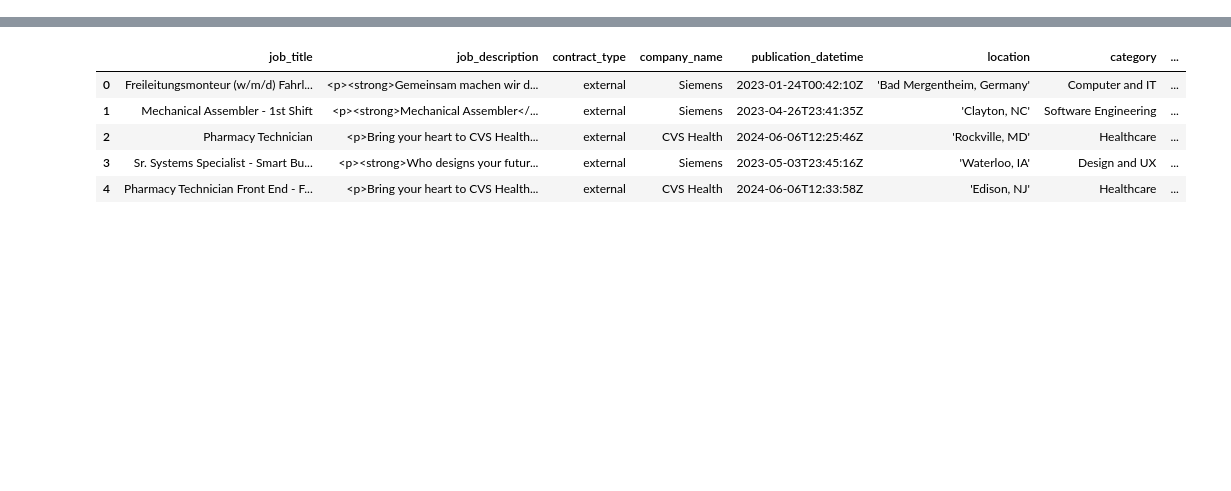
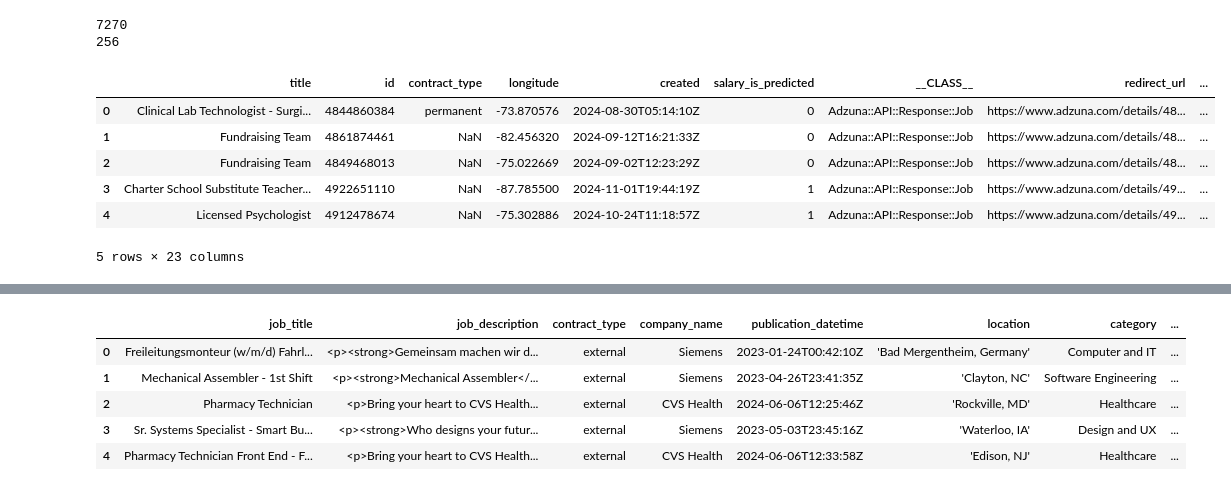
Before and after one commit to sodagt/JobMarket, a Jupyter notebook: processing/process_jobs.ipynb, the cells around one changed output, grey strips where cells are left out. Drawn from its saved outputs; the diff is of its cells as text; code cells hidden in the pictures; blank space fills up the shorter version.

```diff
--- a/processing/process_jobs.ipynb
+++ b/processing/process_jobs.ipynb
@@ -76,2 +22,60 @@ source <class 'str'>
+# %%
+#jobs_adzuna= pd.read_pickle('../outputs/raw/jobs_adzuna_sept.pkl')
+jobs_adzuna= pd.read_pickle('../outputs/raw/jobs_adzuna_us_nov.pkl')
+jobs_themuse = pd.read_pickle('../outputs/raw/jobs_muse_sept.pkl')
+jobs_wttj = pd.read_pickle('../outputs/raw/jobs_wttj_aout.pkl')
+#jobs_linkedin = pd.read_pickle('../outputs/raw/jobs_linkedin_sept.pkl')
+jobs_linkedin_1 = pd.read_pickle('../outputs/raw/jobs_linkedin_sept.pkl')
+jobs_linkedin_2 = pd.read_pickle('../outputs/raw/jobs_linkedin_nov.pkl')
+jobs_linkedin_3 = pd.read_pickle('../outputs/raw/jobs_linkedin_nov_5.pkl')
+jobs_linkedin_4 = pd.read_pickle('../outputs/raw/jobs_linkedin_nov_10.pkl')
+jobs_linkedin_5 = pd.read_pickle('../outputs/raw/jobs_linkedin_nov_15.pkl')
+jobs_linkedin_dup = pd.concat([jobs_linkedin_1,jobs_linkedin_2,jobs_linkedin_3,jobs_linkedin_4,jobs_linkedin_5], ignore_index=True)
+jobs_linkedin = jobs_linkedin_dup.drop_duplicates()
+
+
+
+links_linkedin = pd.read_pickle('../outputs/raw/company_links_nov_10.pkl')
+
+
+companies_linkedin_1 = pd.read_pickle('../outputs/raw/companies_linkedin_nov.pkl')
+companies_linkedin_2 = pd.read_pickle('../outputs/raw/companies_linkedin_nov_5.pkl')
+companies_linkedin_3 = pd.read_pickle('../outputs/raw/companies_linkedin_nov_10.pkl')
+companies_linkedin_4 = pd.read_pickle('../outputs/raw/companies_linkedin_nov_15.pkl')
+companies_linkedin_dup = pd.concat([companies_linkedin_1,companies_linkedin_2,companies_linkedin_3,companies_linkedin_4], ignore_index=True)
+companies_linkedin = companies_linkedin_dup.drop_duplicates()
+
+
+#test = jobs_linkedin['company_link'].unique
+#print(test)
+
+#jobs_linkedin.head()
+companies_linkedin_4.head()
+
+
+print(len(jobs_linkedin))
+#14650 for United States jobs
+#1634 in jobs_linkedin_nov_5.pkl
+#2078
+#7270 all
+
+print(len(companies_linkedin))
+#69 in  companies_linkedin_nov_5.pkl
+#83 in companies_linkedin_nov_10.pkl
+#95 in companies_linkedin_nov_15.pkl
+#256 all
+
+
+companies_linkedin.head()
+# %% [output]
+7270
+256
+|  | title | id | contract_type | longitude | created | salary_is_predicted | __CLASS__ | redirect_url | ... |
+| 0 | Clinical Lab Technologist - Surgi... | 4844860384 | permanent | -73.870576 | 2024-08-30T05:14:10Z | 0 | Adzuna::API::Response::Job | https://www.adzuna.com/details/48... | ... |
+| 1 | Fundraising Team | 4861874461 | NaN | -82.456320 | 2024-09-12T16:21:33Z | 0 | Adzuna::API::Response::Job | https://www.adzuna.com/details/48... | ... |
+| 2 | Fundraising Team | 4849468013 | NaN | -75.022669 | 2024-09-02T12:23:29Z | 0 | Adzuna::API::Response::Job | https://www.adzuna.com/details/48... | ... |
+| 3 | Charter School Substitute Teacher... | 4922651110 | NaN | -87.785500 | 2024-11-01T19:44:19Z | 1 | Adzuna::API::Response::Job | https://www.adzuna.com/details/49... | ... |
+| 4 | Licensed Psychologist | 4912478674 | NaN | -75.302886 | 2024-10-24T11:18:57Z | 1 | Adzuna::API::Response::Job | https://www.adzuna.com/details/49... | ... |
+5 rows × 23 columns
 # %%
 jobs_adzuna_selected = jobs_adzuna[['title','description','contract_type', 'contract_time',
```
Also changed, not shown: parts of 22 cells of this notebook, 4 other files.
